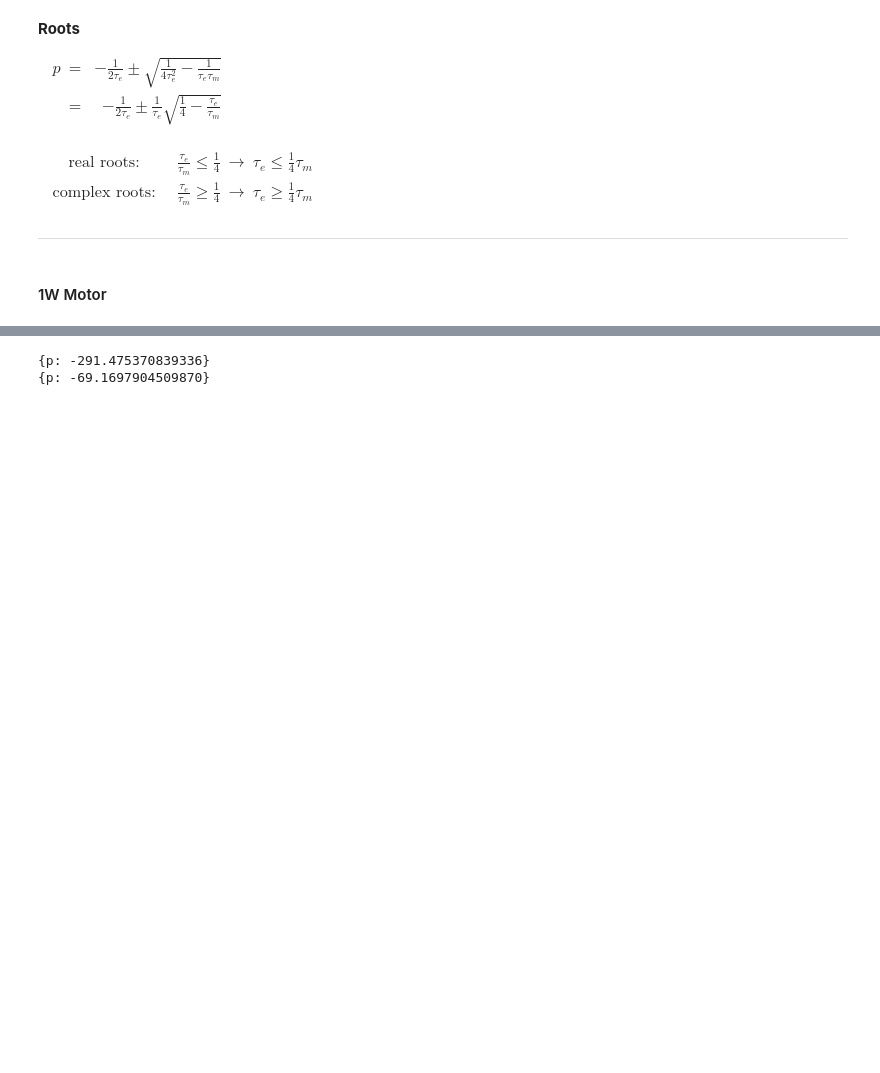
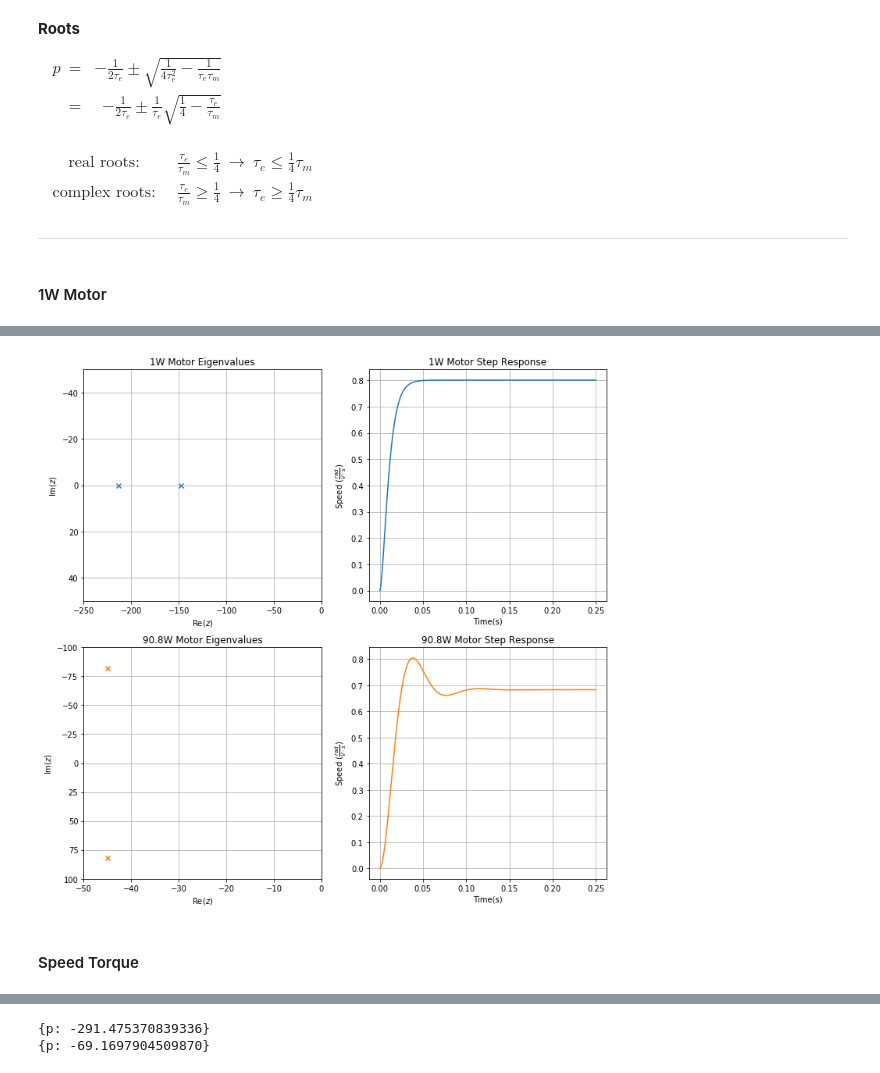
Before and after one commit to kegedy/UWEE560, a Jupyter notebook: hw/kevin/HW01.ipynb, the cells around one changed output, grey strips where cells are left out. Saved outputs shown, nothing was run; the diff lists cells and outputs as text; code cells hidden in the pictures; blank space fills up the shorter version.

```diff
--- a/hw/kevin/HW01.ipynb
+++ b/hw/kevin/HW01.ipynb
@@ -222,0 +239,8 @@ Vf = 360
+# %%
+# Roots Scypi
+# Include damping and armature inductance!
+
+num1 = [K]
+den1 = [J1*La1, La1*b1+J1*Ra1, K**2+b1*Ra1]
+tf1 = signal.TransferFunction(num1, den1)
+tf1.poles
@@ -222,0 +282,8 @@ Vf = 360
+# %%
+# Roots Scypi
+# Include damping and armature inductance!
+
+num91 = [K]
+den91 = [J91*La91, La91*b91+J91*Ra91, K**2+b91*Ra91]
+tf91 = signal.TransferFunction(num91, den91)
+tf91.poles
@@ -222,0 +307,36 @@ Vf = 360
+# %%
+# Plot Results in 1 Graph
+fig,axs = plt.subplots(2,2, figsize=(12,12))
+
+axs[0, 0].scatter(np.real(tf1.poles),np.imag(tf1.poles),marker='x')
+axs[0, 0].set_xlim(-250, 0)
+axs[0, 0].set_ylim(50, -50)
+axs[0, 0].set_title('1W Motor Eigenvalues')
+axs[0, 0].set(xlabel='$\operatorname{Re}(z)$', ylabel='$\operatorname{Im}(z)$')
+
+axs[0, 1].plot(t1, y1)
+axs[0, 1].set_title('1W Motor Step Response')
+axs[0, 1].set(xlabel='Time(s)', ylabel=r'Speed ($\frac{rad}{V \cdot s}$)')
+
+axs[1, 0].scatter(np.real(tf91.poles),np.imag(tf91.poles),marker='x',color='tab:orange')
+axs[1, 0].set_xlim(-50, 0)
+axs[1, 0].set_ylim(100, -100)
+axs[1, 0].set_title('90.8W Motor Eigenvalues')
+axs[1, 0].set(xlabel='$\operatorname{Re}(z)$', ylabel='$\operatorname{Im}(z)$')
+
+axs[1, 1].plot(t91, y91,color='tab:orange')
+axs[1, 1].set_title('90.8W Motor Step Response')
+axs[1, 1].set(xlabel='Time(s)', ylabel=r'Speed ($\frac{rad}{V \cdot s}$)')
+
+for ax in axs.flat:
+    ax.grid(True)
+
+# Hide x labels and tick labels for top plots and y ticks for right plots.
+#for ax in axs.flat:
+#    ax.label_outer()
+
+plt.show();
+# %% [output]
+[figure, added]
+# %% [markdown]
+#### Speed Torque
```
Also changed, not shown: parts of 19 cells of this notebook.
